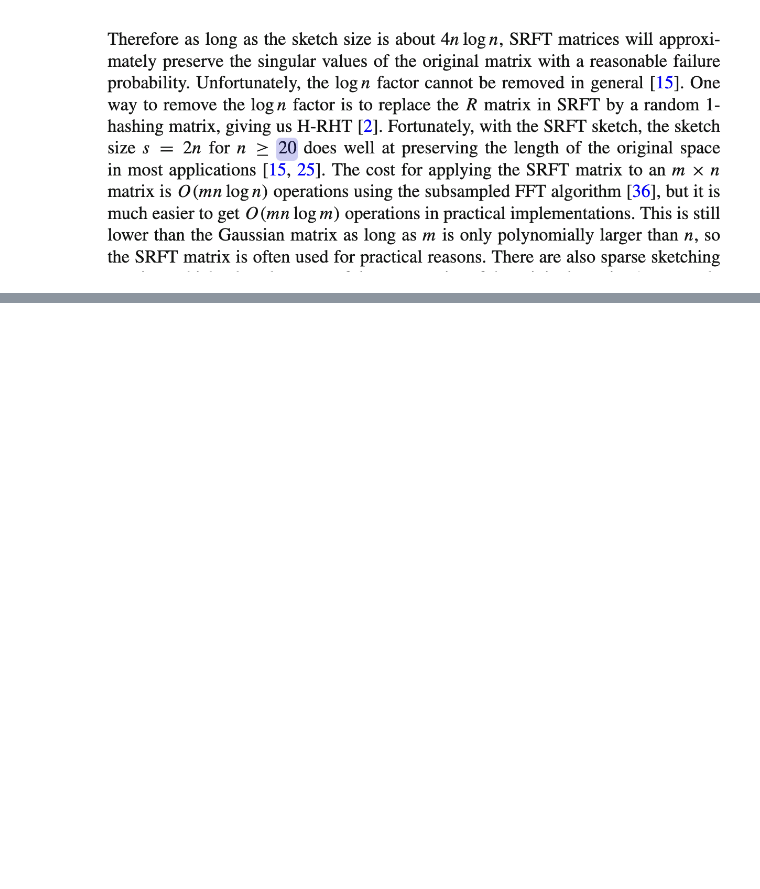
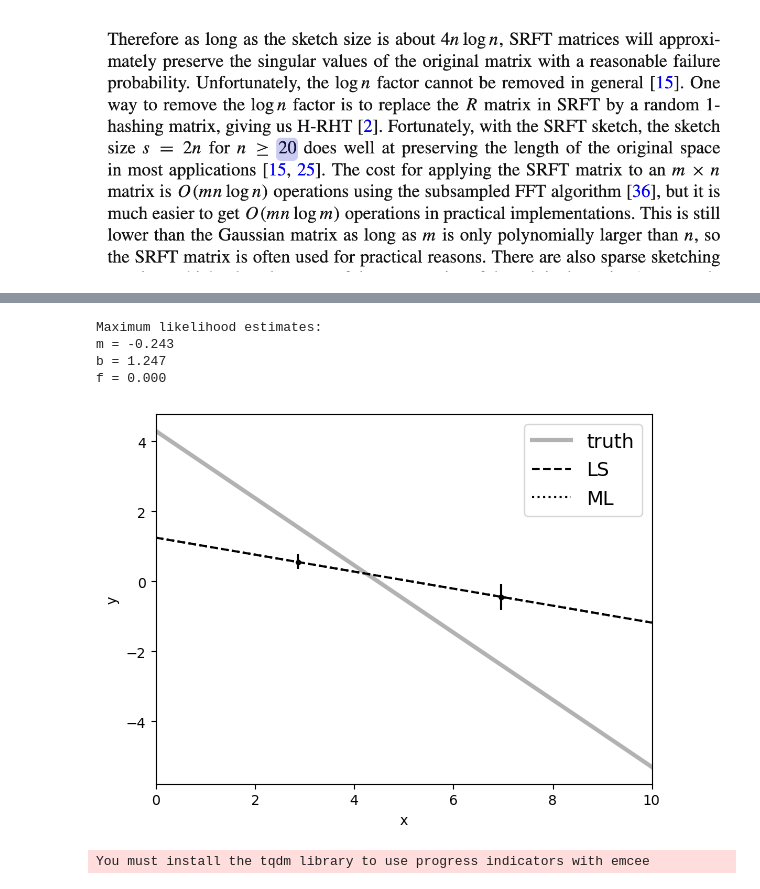
Before and after one commit to brianjpetersen/aaakit, a Jupyter notebook: test.ipynb, the cells around one changed output, grey strips where cells are left out. Drawn from its saved outputs; the diff is of its cells as text; code cells hidden in the pictures; blank space fills up the shorter version.

```diff
--- a/test.ipynb
+++ b/test.ipynb
@@ -147,0 +281,34 @@ a.nbytes
+# %%
+def log_likelihood(theta, x, y, yerr):
+    m, b, log_f = theta
+    model = m * x + b
+    sigma2 = yerr**2 + model**2 * np.exp(2 * log_f)
+    return -0.5 * np.sum((y - model) ** 2 / sigma2 + np.log(sigma2))
+# %%
+from scipy.optimize import minimize
+
+np.random.seed(42)
+nll = lambda *args: -log_likelihood(*args)
+initial = np.array([m_true, b_true, np.log(f_true)]) + 0.1 * np.random.randn(3)
+soln = minimize(nll, initial, args=(x, y, yerr))
+m_ml, b_ml, log_f_ml = soln.x
+
+print("Maximum likelihood estimates:")
+print("m = {0:.3f}".format(m_ml))
+print("b = {0:.3f}".format(b_ml))
+print("f = {0:.3f}".format(np.exp(log_f_ml)))
+
+plt.errorbar(x, y, yerr=yerr, fmt=".k", capsize=0)
+plt.plot(x0, m_true * x0 + b_true, "k", alpha=0.3, lw=3, label="truth")
+plt.plot(x0, np.dot(np.vander(x0, 2), w), "--k", label="LS")
+plt.plot(x0, np.dot(np.vander(x0, 2), [m_ml, b_ml]), ":k", label="ML")
+plt.legend(fontsize=14)
+plt.xlim(0, 10)
+plt.xlabel("x")
+plt.ylabel("y");
+# %% [output]
+Maximum likelihood estimates:
+m = -0.243
+b = 1.247
+f = 0.000
+[figure, added]
@@ -147,0 +328,12 @@ a.nbytes
+# %%
+import emcee
+
+pos = soln.x + 1e-4 * np.random.randn(32, 3)
+nwalkers, ndim = pos.shape
+
+sampler = emcee.EnsembleSampler(
+    nwalkers, ndim, log_probability, args=(x, y, yerr)
+)
+sampler.run_mcmc(pos, 50000, progress=True);
+# %% [output]
+You must install the tqdm library to use progress indicators with emcee
```
Also changed, not shown: parts of 17 cells of this notebook, 1 other file.
